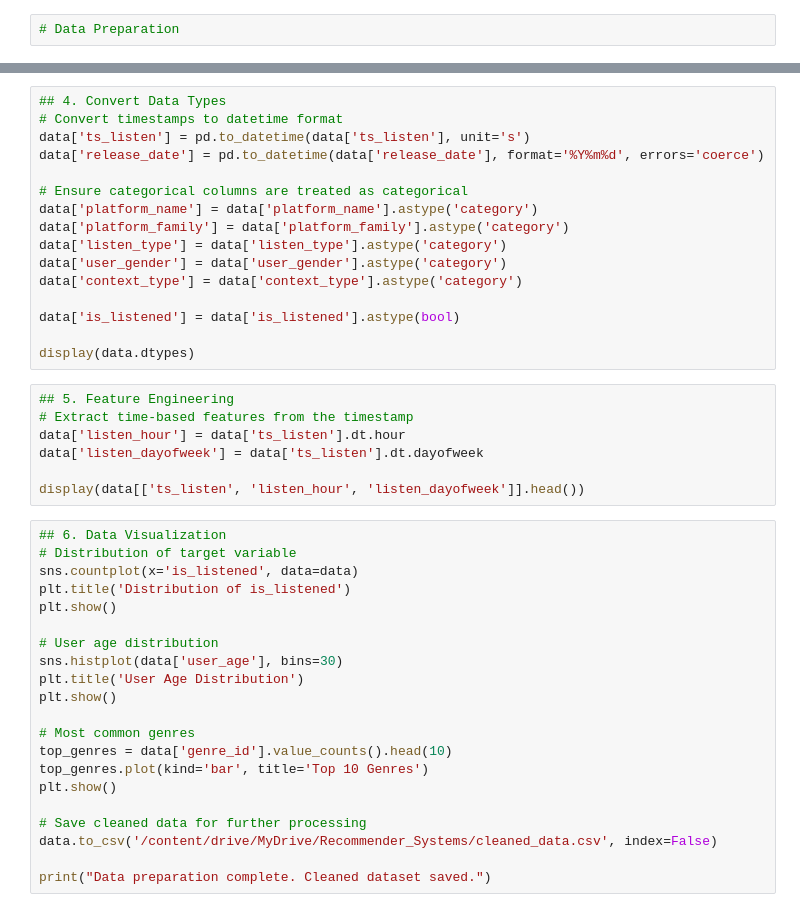
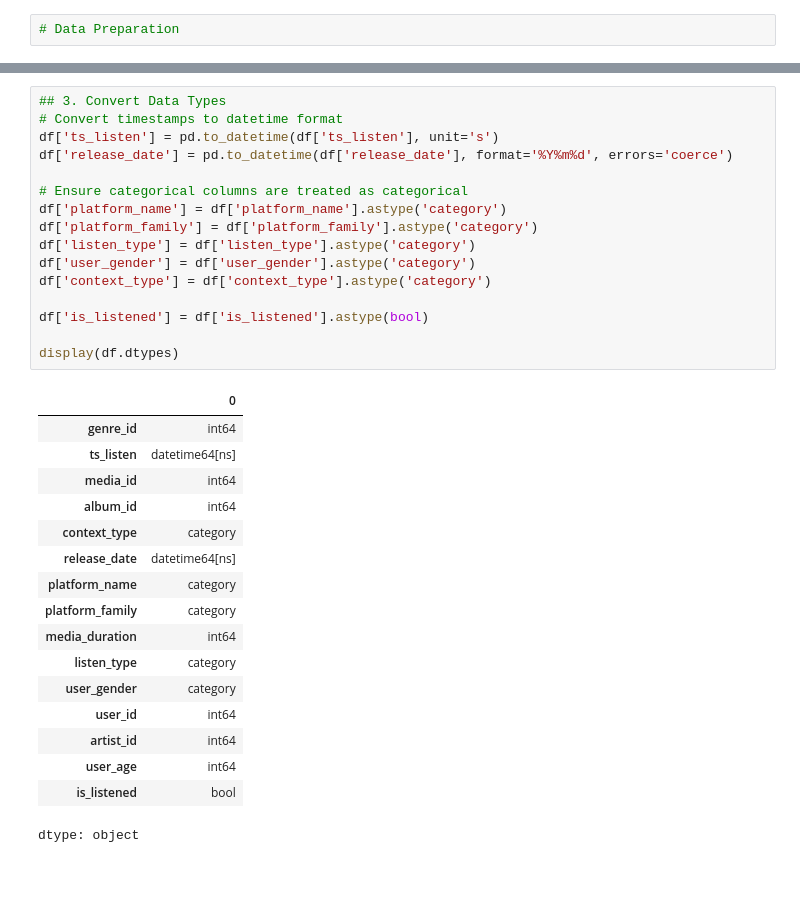
Before and after one commit to migub/recommender-systems, a Jupyter notebook: Notebooks/01_Data_Preprocessing.ipynb, the cells around one changed output, grey strips where cells are left out. Saved outputs shown, nothing was run; the diff lists cells and outputs as text; blank space fills up the shorter version.

```diff
--- a/Notebooks/01_Data_Preprocessing.ipynb
+++ b/Notebooks/01_Data_Preprocessing.ipynb
@@ -28,44 +48,34 @@ data.dropna(inplace=True)
 # %%
-## 4. Convert Data Types
+## 3. Convert Data Types
 # Convert timestamps to datetime format
-data['ts_listen'] = pd.to_datetime(data['ts_listen'], unit='s')
-data['release_date'] = pd.to_datetime(data['release_date'], format='%Y%m%d', errors='coerce')
+df['ts_listen'] = pd.to_datetime(df['ts_listen'], unit='s')
+df['release_date'] = pd.to_datetime(df['release_date'], format='%Y%m%d', errors='coerce')
 
 # Ensure categorical columns are treated as categorical
-data['platform_name'] = data['platform_name'].astype('category')
-data['platform_family'] = data['platform_family'].astype('category')
-data['listen_type'] = data['listen_type'].astype('category')
-data['user_gender'] = data['user_gender'].astype('category')
-data['context_type'] = data['context_type'].astype('category')
+df['platform_name'] = df['platform_name'].astype('category')
+df['platform_family'] = df['platform_family'].astype('category')
+df['listen_type'] = df['listen_type'].astype('category')
+df['user_gender'] = df['user_gender'].astype('category')
+df['context_type'] = df['context_type'].astype('category')
 
-data['is_listened'] = data['is_listened'].astype(bool)
+df['is_listened'] = df['is_listened'].astype(bool)
 
-display(data.dtypes)
+display(df.dtypes)
+# %% [output]
+|  | 0 |
+| genre_id | int64 |
+| ts_listen | datetime64[ns] |
+| media_id | int64 |
+| album_id | int64 |
+| context_type | category |
+| release_date | datetime64[ns] |
+| platform_name | category |
+| platform_family | category |
+| media_duration | int64 |
+| listen_type | category |
+| user_gender | category |
+| user_id | int64 |
+| artist_id | int64 |
+| user_age | int64 |
+| is_listened | bool |
+dtype: object
-# %%
-## 5. Feature Engineering
-# Extract time-based features from the timestamp
-data['listen_hour'] = data['ts_listen'].dt.hour
-data['listen_dayofweek'] = data['ts_listen'].dt.dayofweek
-
-display(data[['ts_listen', 'listen_hour', 'listen_dayofweek']].head())
-# %%
-## 6. Data Visualization
-# Distribution of target variable
-sns.countplot(x='is_listened', data=data)
-plt.title('Distribution of is_listened')
-plt.show()
-
-# User age distribution
-sns.histplot(data['user_age'], bins=30)
-plt.title('User Age Distribution')
-plt.show()
-
-# Most common genres
-top_genres = data['genre_id'].value_counts().head(10)
-top_genres.plot(kind='bar', title='Top 10 Genres')
-plt.show()
-
-# Save cleaned data for further processing
-data.to_csv('/content/drive/MyDrive/Recommender_Systems/cleaned_data.csv', index=False)
-
-print("Data preparation complete. Cleaned dataset saved.")
```
Also changed, not shown: parts of 6 cells of this notebook.
